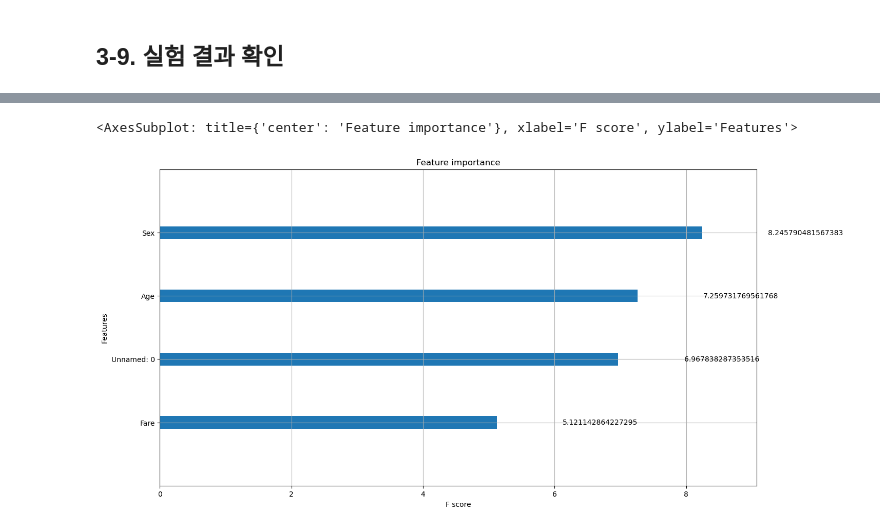
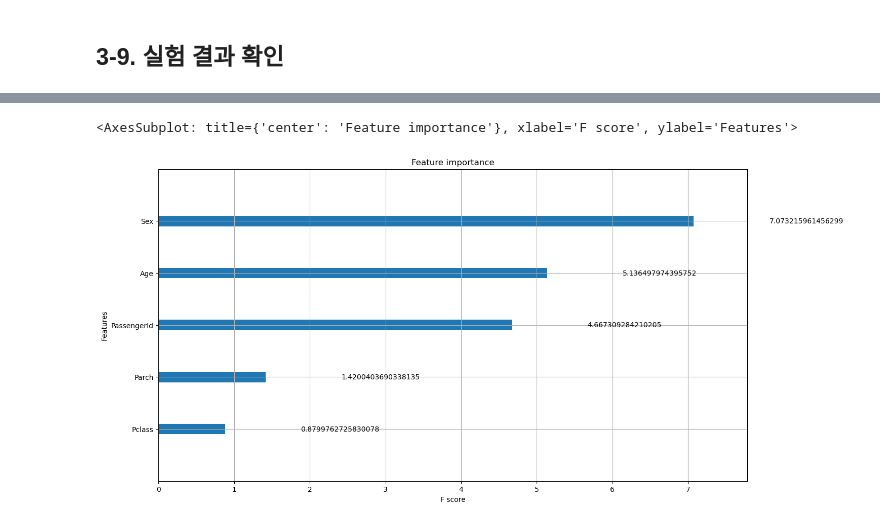
Before and after one commit to jesamkim/amazon-sagemaker-titanic-dataset-ml, a Jupyter notebook: 03-training_processing_xgboost.ipynb, the cells around one changed output, grey strips where cells are left out. Cells and saved outputs as stored; diff of their text form; code cells hidden in the pictures.

```diff
--- a/03-training_processing_xgboost.ipynb
+++ b/03-training_processing_xgboost.ipynb
@@ -349,11 +363,11 @@ model = xgb.XGBClassifier()
 model.load_model("./model/xgboost-model")
 # %%
 test_prep_df = pd.read_csv('./dataset/test.csv')
-feature_data = xgb.DMatrix(x_test)
+feature_data = xgb.DMatrix(test_prep_df)
 model.get_booster().feature_names = feature_data.feature_names
 model.get_booster().feature_types = feature_data.feature_types
 fig, ax = plt.subplots(figsize=(15, 8))
 xgb.plot_importance(model, ax=ax, importance_type='gain')
 # %% [output]
 <AxesSubplot: title={'center': 'Feature importance'}, xlabel='F score', ylabel='Features'>
-[figure, old version]
+[figure, new version]
```
Also changed, not shown: parts of 13 cells of this notebook, 6 other files.
